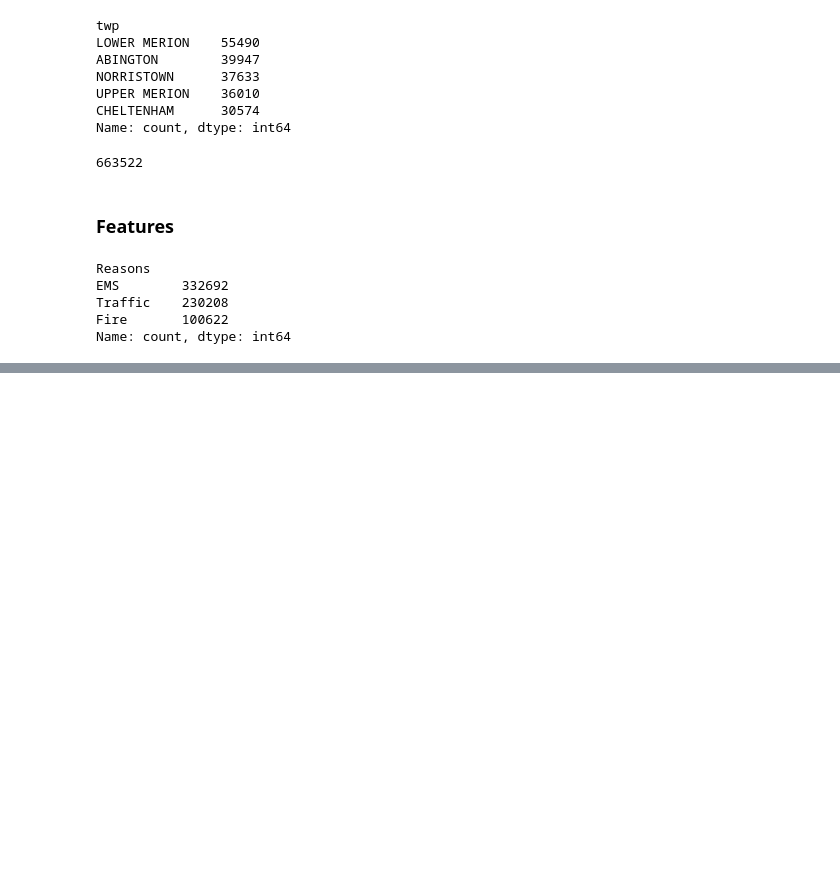
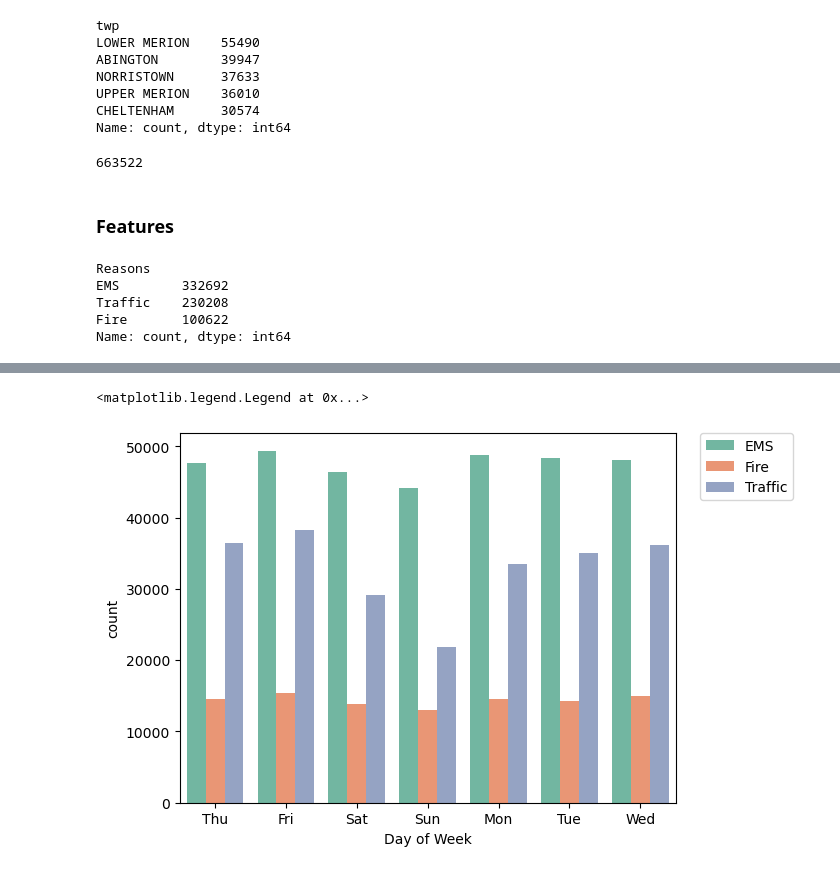
Before and after one commit to gyaneshshah/911_Calls_EDA, a Jupyter notebook: 911_Calls_ExploratoryDataAnalysis.ipynb, the cells around one changed output, grey strips where cells are left out. Drawn from its saved outputs; the diff is of its cells as text; code cells hidden in the pictures; blank space fills up the shorter version.

```diff
--- a/911_Calls_ExploratoryDataAnalysis.ipynb
+++ b/911_Calls_ExploratoryDataAnalysis.ipynb
@@ -90,0 +91,21 @@ Text(0.5, 1.0, 'No of Calls per Reason')
+# %%
+# Data Formatting
+
+# Converting timeStamp to datetime format
+df['timeStamp'] = pd.to_datetime(df['timeStamp'])
+# %%
+# Creating Columns for Hour, Month and Day of the week
+df['Hour'] = df['timeStamp'].dt.hour
+df['Month'] = df['timeStamp'].dt.month
+df['Day of Week'] = df['timeStamp'].dt.dayofweek
+# %%
+# Converting Day of the Week from integer to string names of the day of the week
+dmap = {0:'Mon',1:'Tue',2:'Wed',3:'Thu',4:'Fri',5:'Sat',6:'Sun'}
+df['Day of Week'] = df['Day of Week'].map(dmap)
+# %%
+# Creating a Count Plot of the Day of Week with the Reason Column
+sns.countplot(x='Day of Week',data=df,hue='Reasons',palette='Set2')
+plt.legend(bbox_to_anchor=(1.05, 1), loc=2, borderaxespad=0.)
+# %% [output]
+<matplotlib.legend.Legend at 0x...>
+[figure, added]
```
Also changed, not shown: parts of 1 cell of this notebook.
